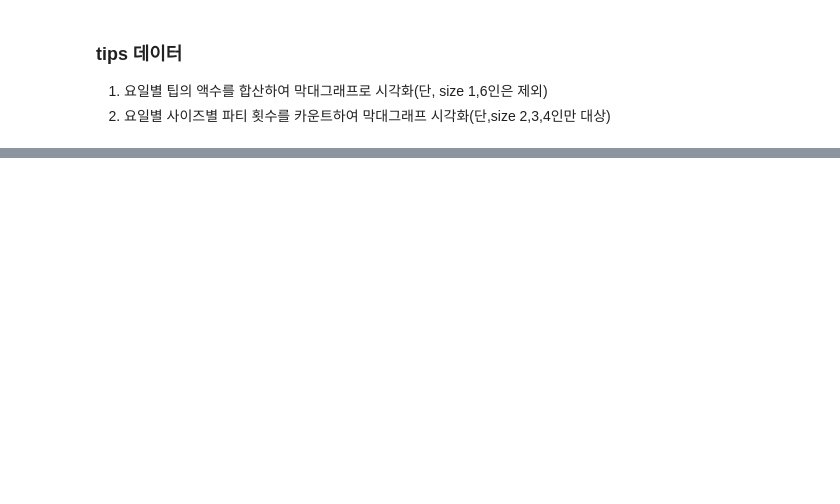
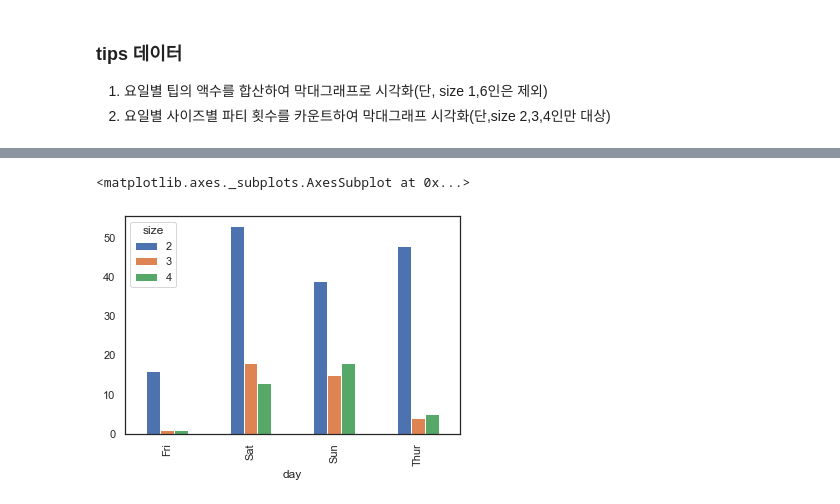
Before and after one commit to Nougaga/study, a Jupyter notebook: 200902~ 데이터 분석(python)/200904-study.ipynb, the cells around one changed output, grey strips where cells are left out. Drawn from its saved outputs; the diff is of its cells as text; code cells hidden in the pictures; blank space fills up the shorter version.

```diff
--- a/200902~ 데이터 분석(python)/200904-study.ipynb
+++ b/200902~ 데이터 분석(python)/200904-study.ipynb
@@ -1007,0 +1028,10 @@ test3.legend(['2','3','4'], title='size')
+# %%
+tips2 = tips1.loc[~tips['size'].isin([5]),:]
+# np.unique(tips2['size'])
+party_counts = pd.crosstab(tips2['day'], tips2['size'])
+p_count = party_counts.loc[['Thur','Fri','Sat','Sun']]
+# p_count
+party_counts.plot.bar()
+# %% [output]
+<matplotlib.axes._subplots.AxesSubplot at 0x...>
+[figure, added]
```
Also changed, not shown: parts of 52 cells of this notebook, 13 other files.
